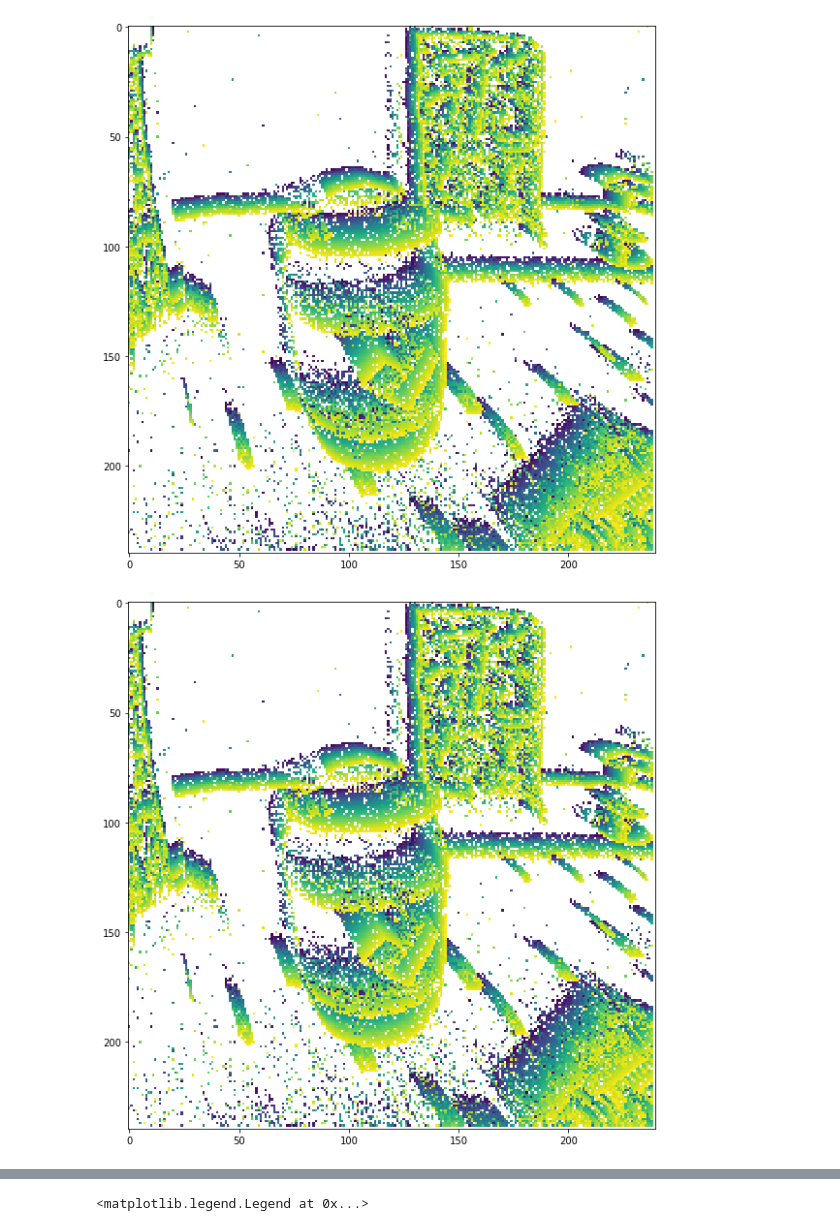
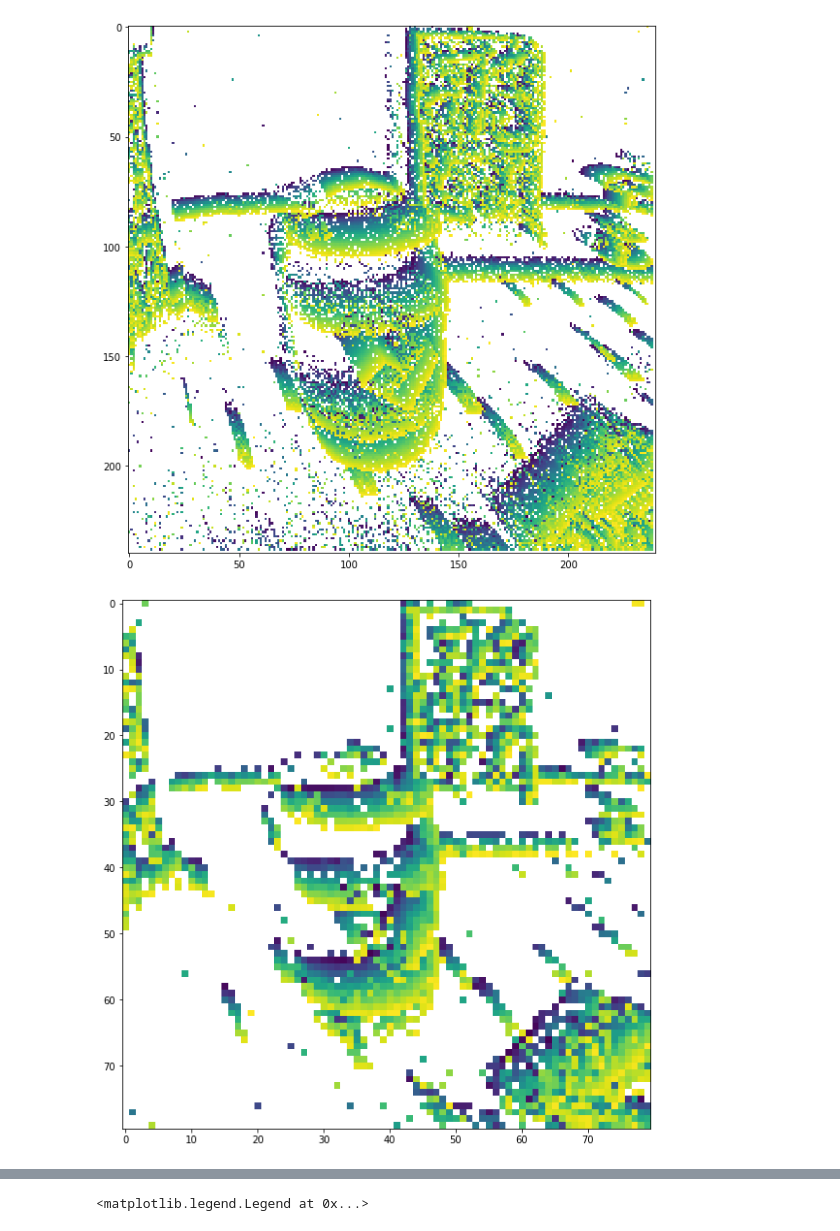
Before and after one commit to stefanochi/depth, a Jupyter notebook: pure_python_evaluation/time_filtering/evaluation/6dof/mvsec.ipynb, the cells around one changed output, grey strips where cells are left out. Drawn from its saved outputs; the diff is of its cells as text; code cells hidden in the pictures.

Commit message:
time filtering python

```diff
--- a/pure_python_evaluation/time_filtering/evaluation/6dof/mvsec.ipynb
+++ b/pure_python_evaluation/time_filtering/evaluation/6dof/mvsec.ipynb
@@ -66,16 +66,16 @@ m = plt.imshow(img_m, interpolation="none")
 # %% [output]
 [figure]
 # %%
-events, result_shape = flt.filter_conv(events_p, shape, factor=1, thresh=1.0/2.0)
+events, result_shape = flt.filter_conv(events_p, shape, factor=3, thresh=2.0/3.0)
 shape = result_shape
 %matplotlib inline
 plt.figure(figsize=(10, 10))
 img = vis.events2time_surf(events, result_shape, filter_polarity=False, polarity=0)
 img_m = np.ma.masked_where(img == 0, img)
 m = plt.imshow(img_m, interpolation="none")
 #plt.colorbar(ma
 # %% [output]
-[figure, old version]
+[figure, new version]
 # %%
 # patch_center = (100, 25)
 # patch_size = 20
```
Also changed, not shown: parts of 28 cells of this notebook, 1 other file.
